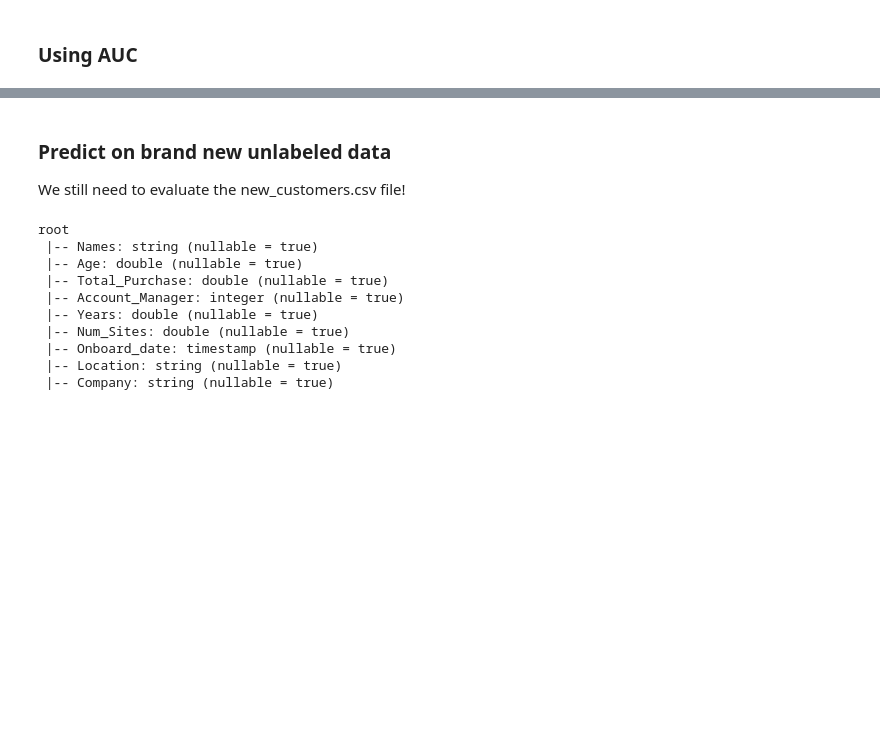
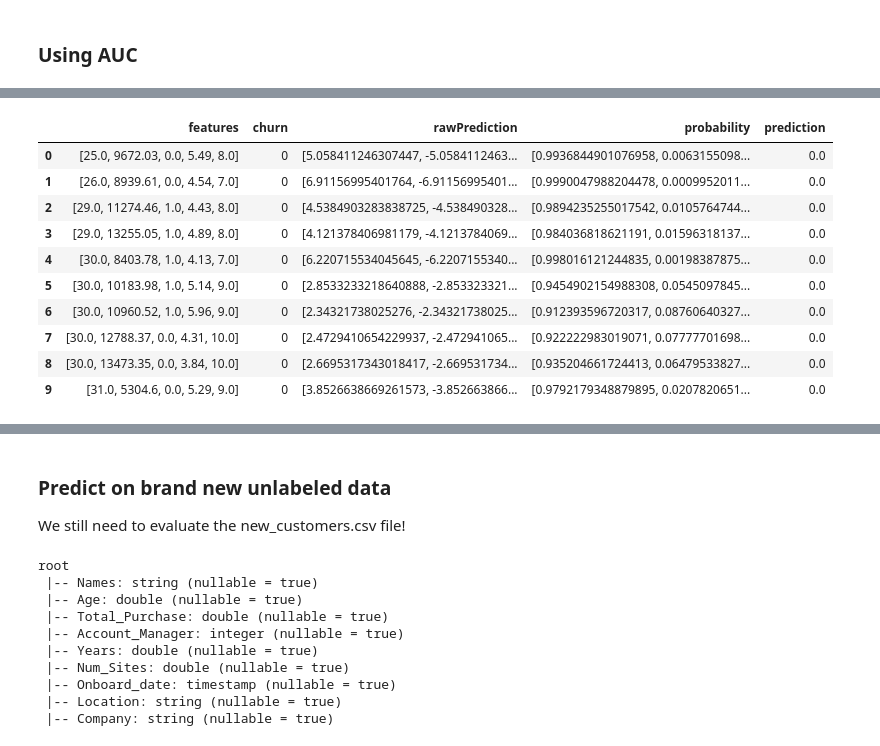
Before and after one commit to BAGLAT/Predicting-customer-churn-using-pySpark---Hands-On, a Jupyter notebook: Predicting Churns using pySpark.ipynb, the cells around one changed output, grey strips where cells are left out. Saved outputs shown, nothing was run; the diff lists cells and outputs as text; code cells hidden in the pictures; blank space fills up the shorter version.

```diff
--- a/Predicting Churns using pySpark.ipynb
+++ b/Predicting Churns using pySpark.ipynb
@@ -134,0 +197,14 @@ auc
+# %%
+dfg.head(10)
+# %% [output]
+|  | features | churn | rawPrediction | probability | prediction |
+| 0 | [25.0, 9672.03, 0.0, 5.49, 8.0] | 0 | [5.058411246307447, -5.0584112463... | [0.9936844901076958, 0.0063155098... | 0.0 |
+| 1 | [26.0, 8939.61, 0.0, 4.54, 7.0] | 0 | [6.91156995401764, -6.91156995401... | [0.9990047988204478, 0.0009952011... | 0.0 |
+| 2 | [29.0, 11274.46, 1.0, 4.43, 8.0] | 0 | [4.5384903283838725, -4.538490328... | [0.9894235255017542, 0.0105764744... | 0.0 |
+| 3 | [29.0, 13255.05, 1.0, 4.89, 8.0] | 0 | [4.121378406981179, -4.1213784069... | [0.984036818621191, 0.01596318137... | 0.0 |
+| 4 | [30.0, 8403.78, 1.0, 4.13, 7.0] | 0 | [6.220715534045645, -6.2207155340... | [0.998016121244835, 0.00198387875... | 0.0 |
+| 5 | [30.0, 10183.98, 1.0, 5.14, 9.0] | 0 | [2.8533233218640888, -2.853323321... | [0.9454902154988308, 0.0545097845... | 0.0 |
+| 6 | [30.0, 10960.52, 1.0, 5.96, 9.0] | 0 | [2.34321738025276, -2.34321738025... | [0.912393596720317, 0.08760640327... | 0.0 |
+| 7 | [30.0, 12788.37, 0.0, 4.31, 10.0] | 0 | [2.4729410654229937, -2.472941065... | [0.922222983019071, 0.07777701698... | 0.0 |
+| 8 | [30.0, 13473.35, 0.0, 3.84, 10.0] | 0 | [2.6695317343018417, -2.669531734... | [0.935204661724413, 0.06479533827... | 0.0 |
+| 9 | [31.0, 5304.6, 0.0, 5.29, 9.0] | 0 | [3.8526638669261573, -3.852663866... | [0.9792179348879895, 0.0207820651... | 0.0 |
```
Also changed, not shown: parts of 20 cells of this notebook.
